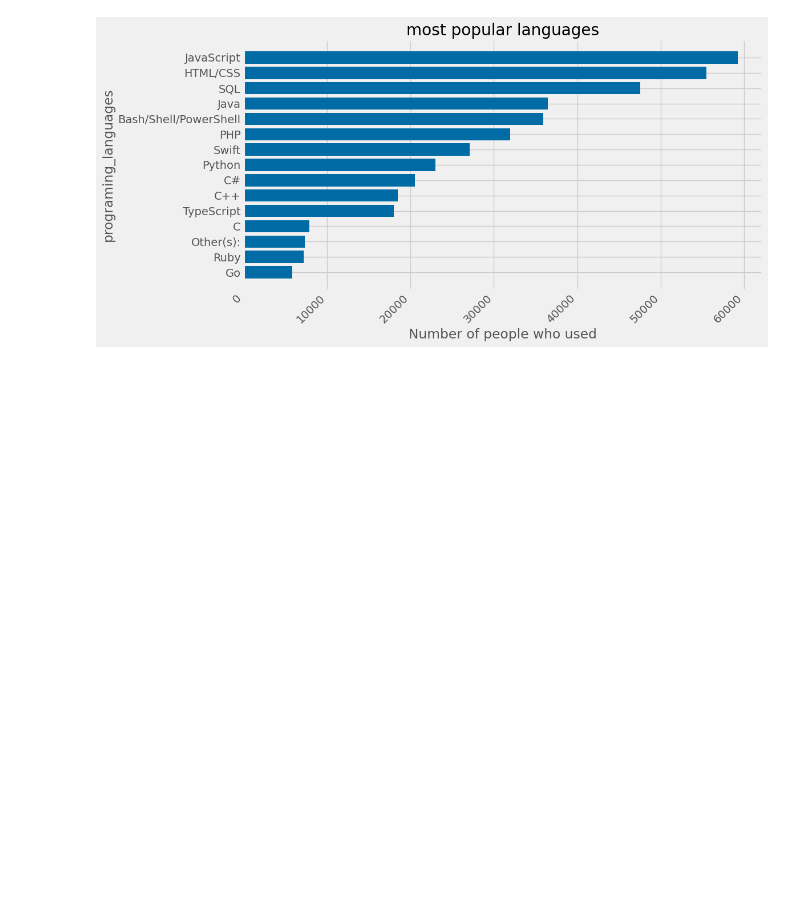
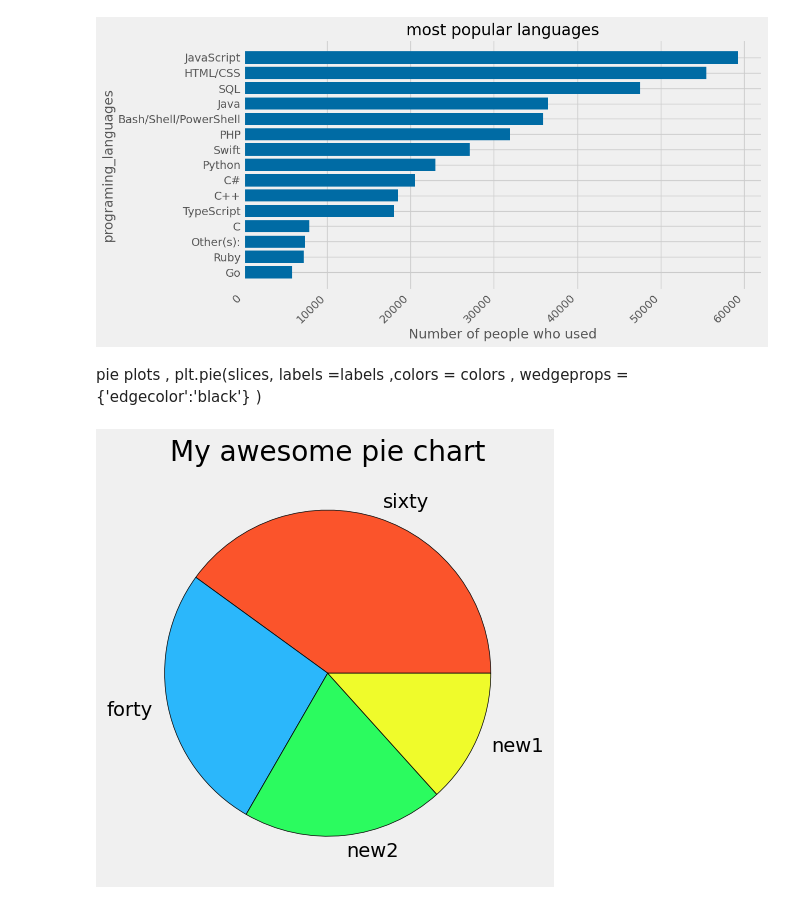
Before and after one commit to Hitesh-Ojha/learning, a Jupyter notebook: data science/matplotlib.ipynb, the cells around one changed output. Cells and saved outputs as stored; diff of their text form; code cells hidden in the pictures; blank space fills up the shorter version.

Commit message:
pie chart

```diff
--- a/data science/matplotlib.ipynb
+++ b/data science/matplotlib.ipynb
@@ -214,3 +214,25 @@ plt.xticks(rotation=45, ha='right')
 plt.tight_layout()
 # %% [output]
 [figure]
+# %% [markdown]
+pie plots , plt.pie(slices, labels =labels ,colors = colors , wedgeprops = {'edgecolor':'black'} )
+# %%
+plt.style.use('fivethirtyeight')
+
+
+slices= [60, 40 , 30 , 20]
+
+labels = ['sixty'  , 'forty' , 'new2' , 'new1']
+
+colors = ['#fb542b','#2bb7fb','#2bfb5f','#effb2b']
+
+plt.pie(slices, labels =labels ,colors = colors , wedgeprops = {'edgecolor':'black'})
+
+
+
+plt.title('My awesome pie chart')
+plt.tight_layout()
+
+plt.show()
+# %% [output]
+[figure, added]
```
Also changed, not shown: parts of 4 cells of this notebook.
